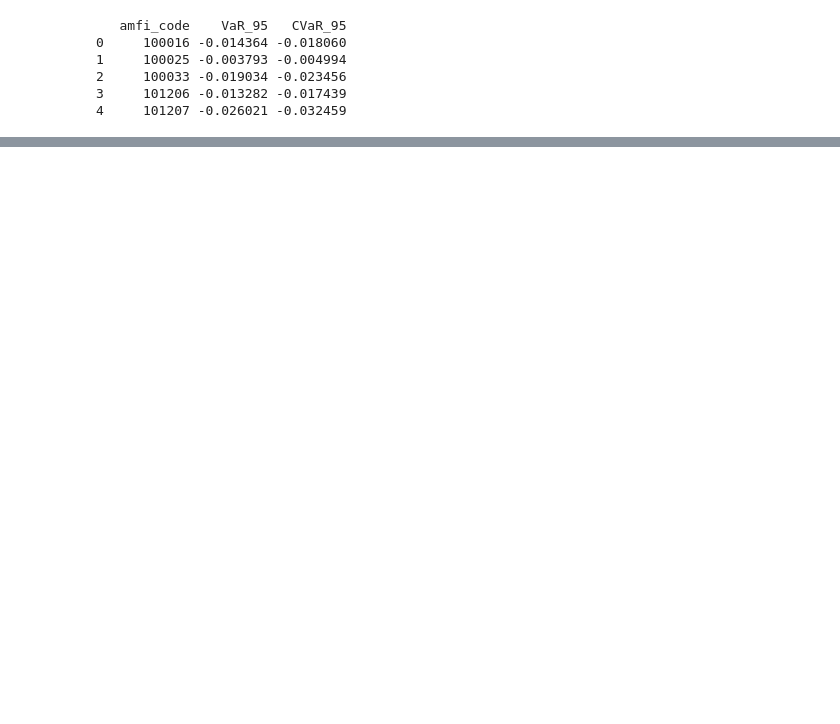
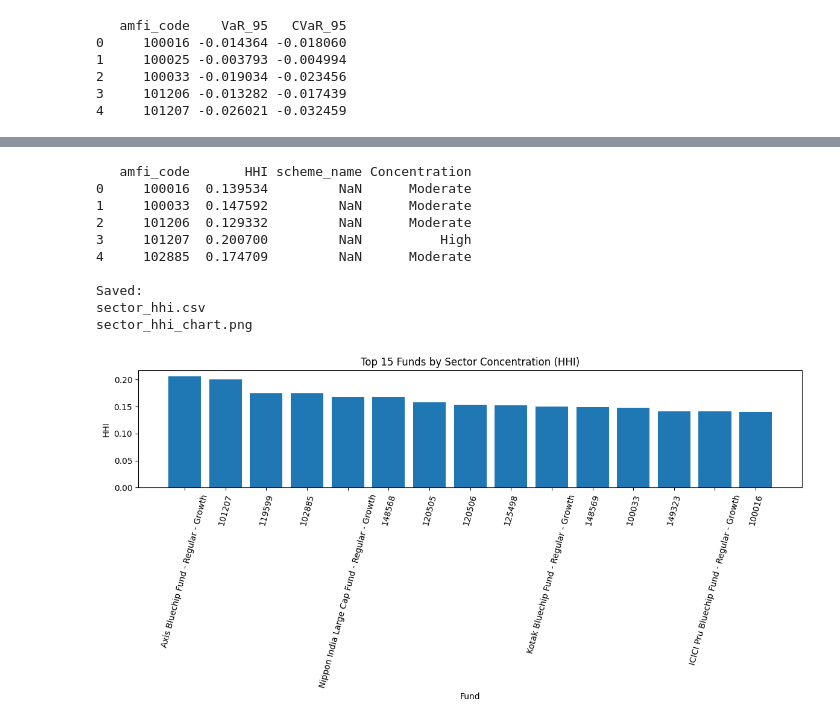
Before and after one commit to dameraSureshkumar4444/bluestock_mf_capstone, a Jupyter notebook: notebooks/05_advanced_analytics.ipynb, the cells around one changed output, grey strips where cells are left out. Drawn from its saved outputs; the diff is of its cells as text; code cells hidden in the pictures; blank space fills up the shorter version.

```diff
--- a/notebooks/05_advanced_analytics.ipynb
+++ b/notebooks/05_advanced_analytics.ipynb
@@ -49,0 +357,74 @@ print(report.head())
+# %%
+import pandas as pd
+import numpy as np
+import matplotlib.pyplot as plt
+
+# Load data
+df = pd.read_csv("../data/raw/09_portfolio_holdings.csv")
+
+# Convert percentage to decimal if needed
+if df["weight_pct"].max() > 1:
+    df["weight"] = df["weight_pct"] / 100
+else:
+    df["weight"] = df["weight_pct"]
+
+# Compute HHI for each fund
+sector_hhi = (
+    df.groupby("amfi_code")["weight"]
+      .apply(lambda x: np.sum(x**2))
+      .reset_index(name="HHI")
+)
+
+sector_hhi = sector_hhi.merge(
+    funds[["amfi_code", "scheme_name"]],
+    on="amfi_code",
+    how="left"
+)
+
+# Classification
+sector_hhi["Concentration"] = np.where(
+    sector_hhi["HHI"] >= 0.20,
+    "High",
+    np.where(
+        sector_hhi["HHI"] >= 0.10,
+        "Moderate",
+        "Low"
+    )
+)
+
+# Save output
+sector_hhi.to_csv("sector_hhi.csv", index=False)
+
+# Top 15 most concentrated funds chart
+top15 = sector_hhi.sort_values("HHI", ascending=False).head(15)
+
+plt.figure(figsize=(12,6))
+plt.bar(
+    top15["scheme_name"]
+        .fillna(top15["amfi_code"].astype(str))
+        .astype(str),
+    top15["HHI"]
+)
+plt.xticks(rotation=75)
+plt.ylabel("HHI")
+plt.xlabel("Fund")
+plt.title("Top 15 Funds by Sector Concentration (HHI)")
+plt.tight_layout()
+plt.savefig("sector_hhi_chart.png", dpi=300)
+
+print(sector_hhi.head())
+print("\nSaved:")
+print("sector_hhi.csv")
+print("sector_hhi_chart.png")
+# %% [output]
+   amfi_code       HHI scheme_name Concentration
+0     100016  0.139534         NaN      Moderate
+1     100033  0.147592         NaN      Moderate
+2     101206  0.129332         NaN      Moderate
+3     101207  0.200700         NaN          High
+4     102885  0.174709         NaN      Moderate
+
+Saved:
+sector_hhi.csv
+sector_hhi_chart.png
+[figure, added]
```
Also changed, not shown: parts of 5 cells of this notebook, 5 other files.
